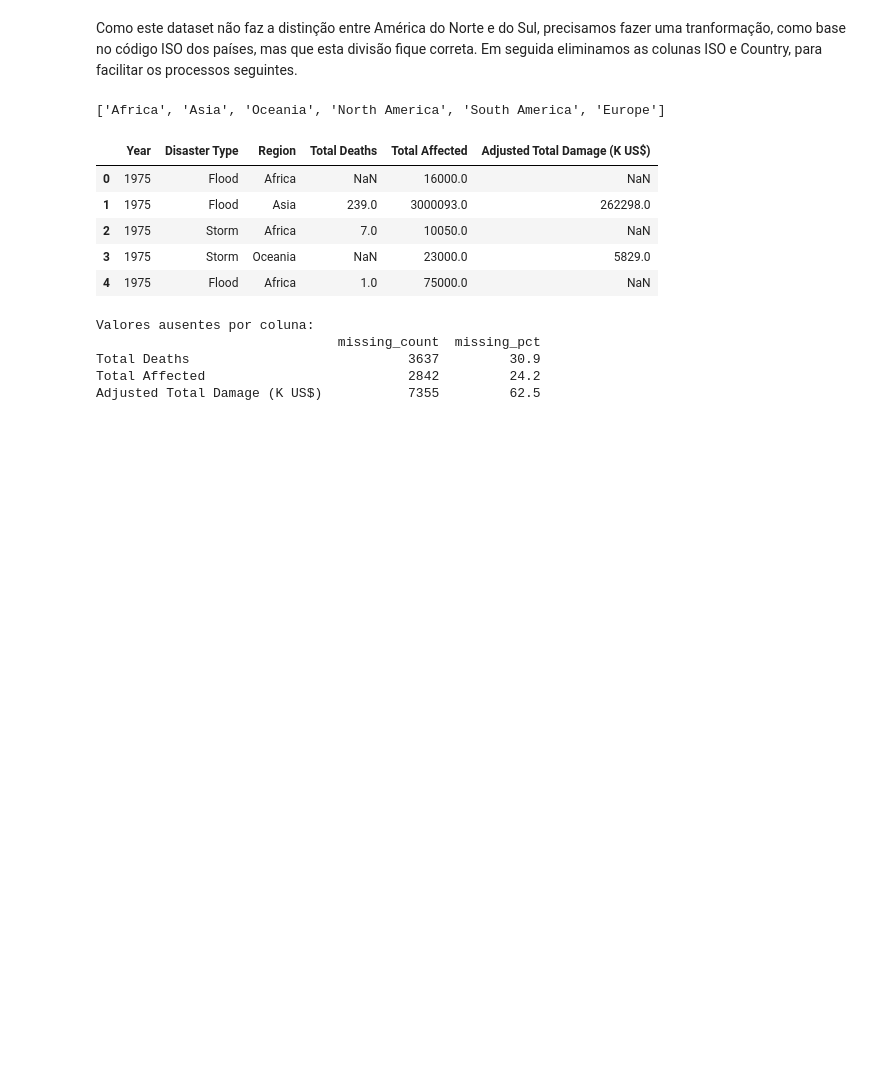
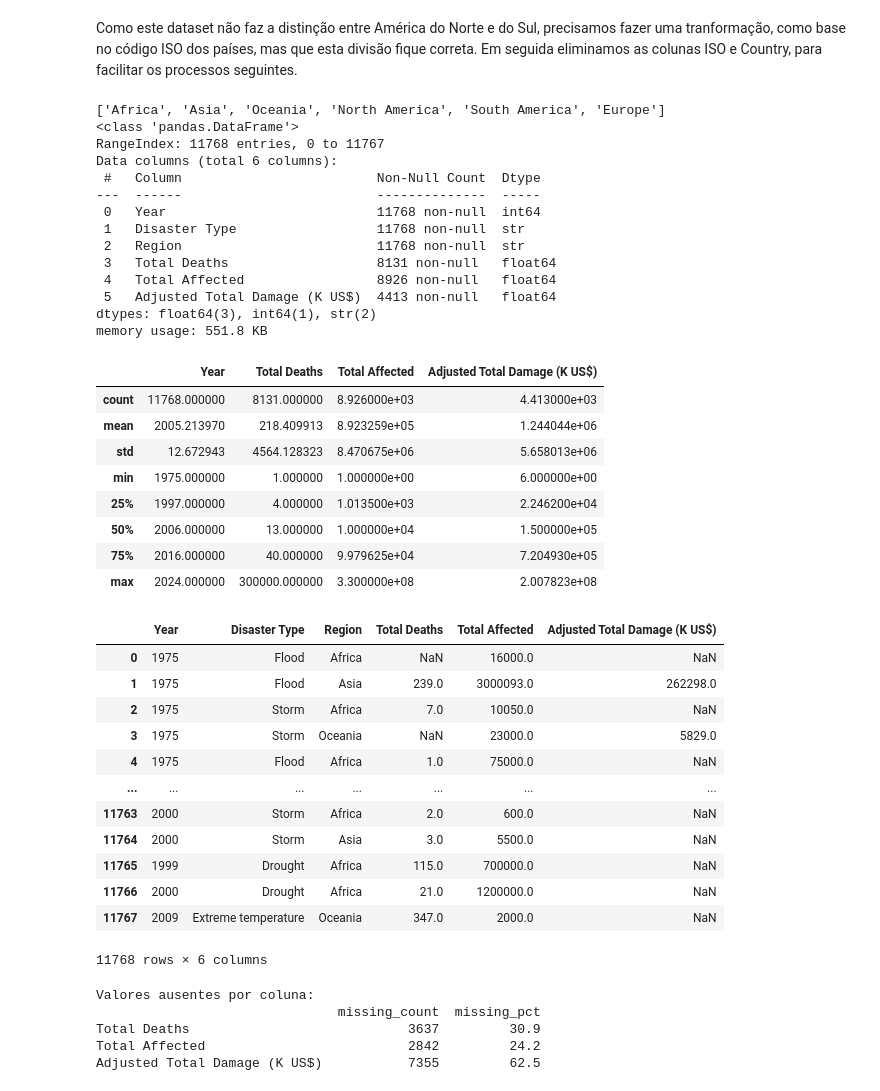
Before and after one commit to felipesabbado/2026-IPS-vd-project, a Jupyter notebook: notebooks/analysis.ipynb, the cells around one changed output. Drawn from its saved outputs; the diff is of its cells as text; code cells hidden in the pictures; blank space fills up the shorter version.

```diff
--- a/notebooks/analysis.ipynb
+++ b/notebooks/analysis.ipynb
@@ -122,16 +131,48 @@ Como este dataset não faz a distinção entre América do Norte e do Sul, preci
 # %%
 extreme_weather_events['Region'] = extreme_weather_events['ISO'].apply(country_to_continent)
 print(extreme_weather_events.Region.unique().tolist())
 extreme_weather_events.drop(columns=['ISO', 'Country'], inplace=True)
-extreme_weather_events.head()
+
+extreme_weather_events.info()
+display(extreme_weather_events.describe())
+display(extreme_weather_events)
 # %% [output]
 ['Africa', 'Asia', 'Oceania', 'North America', 'South America', 'Europe']
+<class 'pandas.DataFrame'>
+RangeIndex: 11768 entries, 0 to 11767
+Data columns (total 6 columns):
+ #   Column                         Non-Null Count  Dtype
+---  ------                         --------------  -----
+ 0   Year                           11768 non-null  int64
+ 1   Disaster Type                  11768 non-null  str
+ 2   Region                         11768 non-null  str
+ 3   Total Deaths                   8131 non-null   float64
+ 4   Total Affected                 8926 non-null   float64
+ 5   Adjusted Total Damage (K US$)  4413 non-null   float64
+dtypes: float64(3), int64(1), str(2)
+memory usage: 551.8 KB
-|  | Year | Disaster Type | Region | Total Deaths | Total Affected | Adjusted Total Damage (K US$) |
-| 0 | 1975 | Flood | Africa | NaN | 16000.0 | NaN |
-| 1 | 1975 | Flood | Asia | 239.0 | 3000093.0 | 262298.0 |
-| 2 | 1975 | Storm | Africa | 7.0 | 10050.0 | NaN |
-| 3 | 1975 | Storm | Oceania | NaN | 23000.0 | 5829.0 |
-| 4 | 1975 | Flood | Africa | 1.0 | 75000.0 | NaN |
+|  | Year | Total Deaths | Total Affected | Adjusted Total Damage (K US$) |
+| count | 11768.000000 | 8131.000000 | 8.926000e+03 | 4.413000e+03 |
+| mean | 2005.213970 | 218.409913 | 8.923259e+05 | 1.244044e+06 |
+| std | 12.672943 | 4564.128323 | 8.470675e+06 | 5.658013e+06 |
+| min | 1975.000000 | 1.000000 | 1.000000e+00 | 6.000000e+00 |
+| 25% | 1997.000000 | 4.000000 | 1.013500e+03 | 2.246200e+04 |
+| 50% | 2006.000000 | 13.000000 | 1.000000e+04 | 1.500000e+05 |
+| 75% | 2016.000000 | 40.000000 | 9.979625e+04 | 7.204930e+05 |
+| max | 2024.000000 | 300000.000000 | 3.300000e+08 | 2.007823e+08 |
+|  | Year | Disaster Type | Region | Total Deaths | Total Affected | Adjusted Total Damage (K US$) |
+| 0 | 1975 | Flood | Africa | NaN | 16000.0 | NaN |
+| 1 | 1975 | Flood | Asia | 239.0 | 3000093.0 | 262298.0 |
+| 2 | 1975 | Storm | Africa | 7.0 | 10050.0 | NaN |
+| 3 | 1975 | Storm | Oceania | NaN | 23000.0 | 5829.0 |
+| 4 | 1975 | Flood | Africa | 1.0 | 75000.0 | NaN |
+| ... | ... | ... | ... | ... | ... | ... |
+| 11763 | 2000 | Storm | Africa | 2.0 | 600.0 | NaN |
+| 11764 | 2000 | Storm | Asia | 3.0 | 5500.0 | NaN |
+| 11765 | 1999 | Drought | Africa | 115.0 | 700000.0 | NaN |
+| 11766 | 2000 | Drought | Africa | 21.0 | 1200000.0 | NaN |
+| 11767 | 2009 | Extreme temperature | Oceania | 347.0 | 2000.0 | NaN |
+11768 rows × 6 columns
 # %%
 show_missing_values(extreme_weather_events)
 # %% [output]
```
Also changed, not shown: parts of 19 cells of this notebook, 12 other files.
